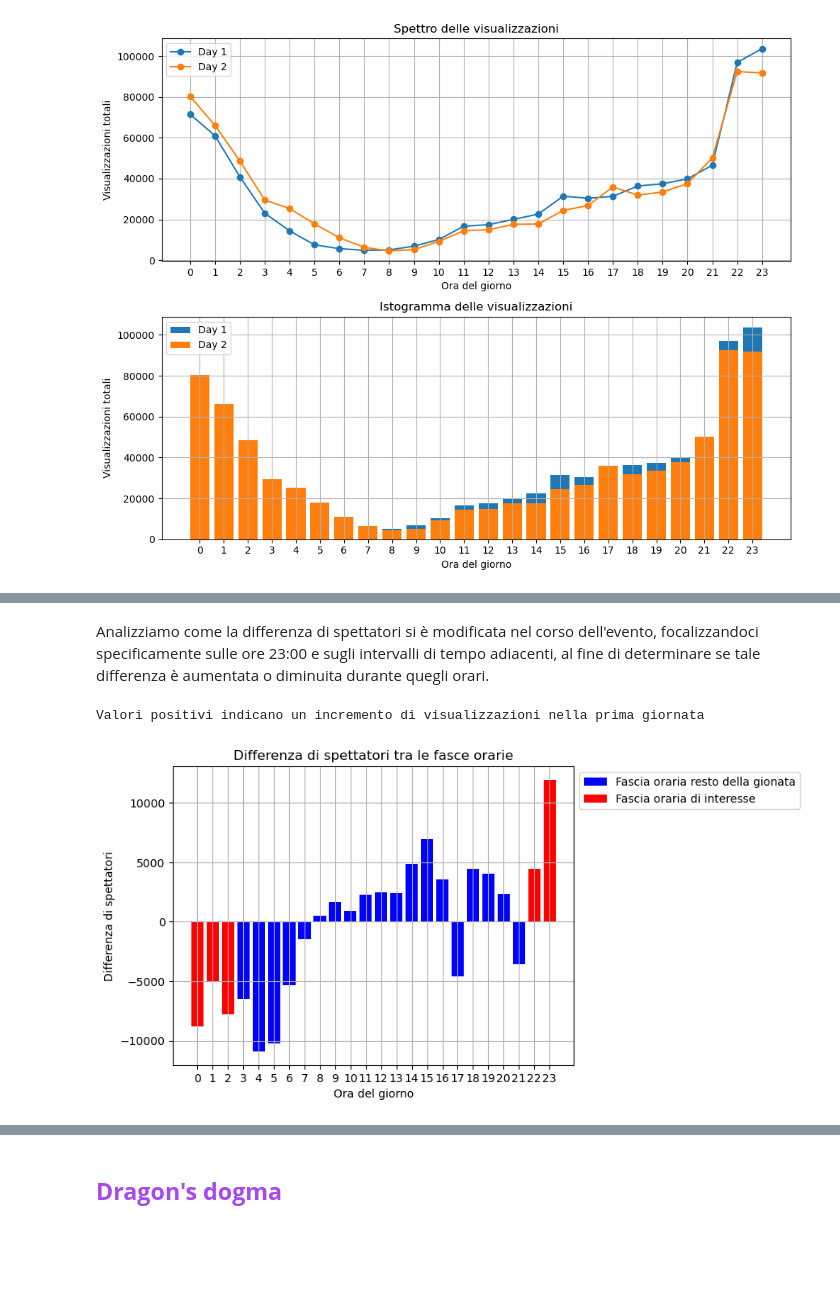
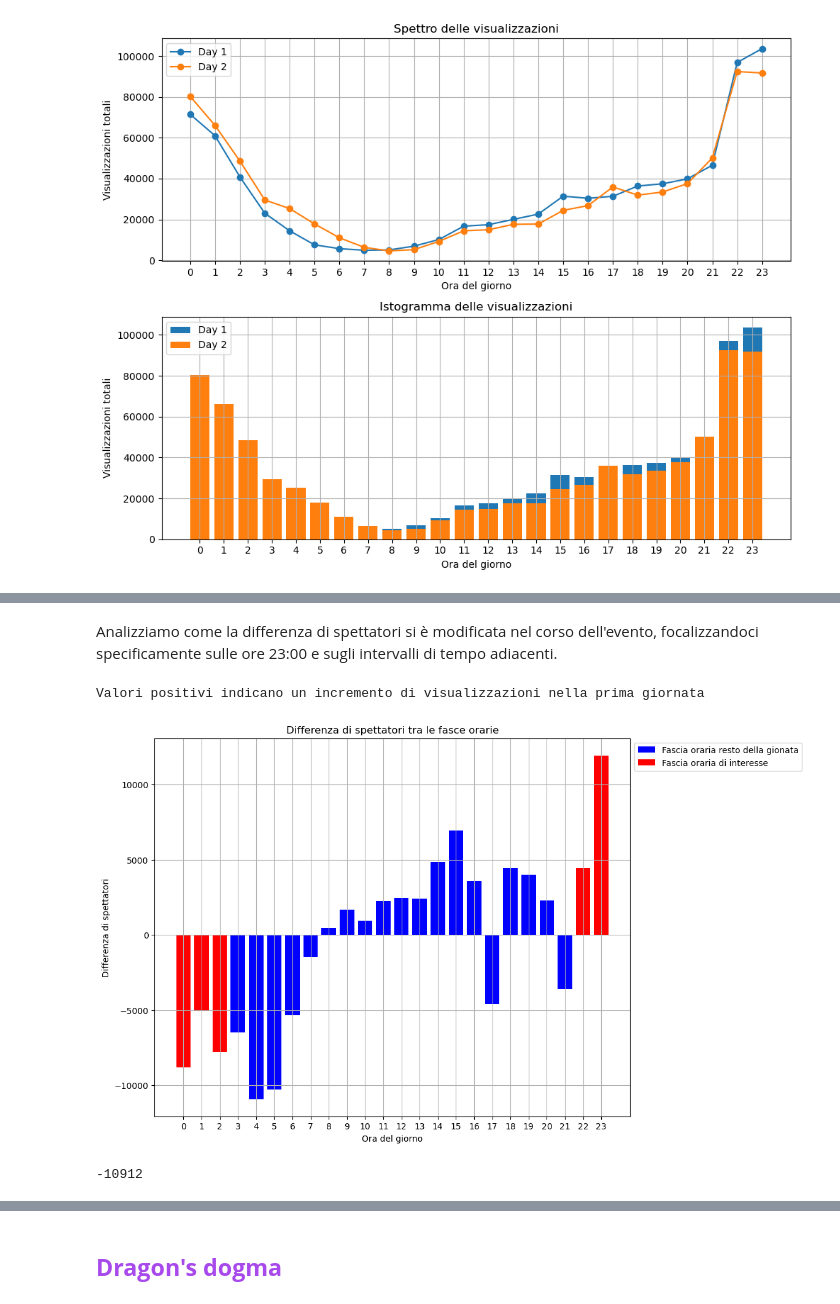
Before and after one commit to LenionK/Tutorial-SM, a Jupyter notebook: Tutorial.ipynb, the cells around one changed output, grey strips where cells are left out. Saved outputs shown, nothing was run; the diff lists cells and outputs as text; code cells hidden in the pictures; blank space fills up the shorter version.

Commit message:
Fine

```diff
--- a/Tutorial.ipynb
+++ b/Tutorial.ipynb
@@ -625,5 +633,5 @@ plt.show()
 # %% [markdown]
-Analizziamo come la differenza di spettatori si è modificata nel corso dell'evento, focalizzandoci specificamente sulle ore 23:00 e sugli intervalli di tempo adiacenti, al fine di determinare se tale differenza è aumentata o diminuita durante quegli orari.
+Analizziamo come la differenza di spettatori si è modificata nel corso dell'evento, focalizzandoci specificamente sulle ore 23:00 e sugli intervalli di tempo adiacenti.
 # %%
 import numpy as np
 import matplotlib.pyplot as plt
@@ -635,32 +643,39 @@ from matplotlib.patches import Patch
 Y1 = []
 Y2 = []
 
 X = [22, 23, 0, 1, 2]
 
 for ora in range(24):
     Y1.append(spect_ora(ora, df_g1))
     Y2.append(spect_ora(ora, df_g2))
 
 # Calcolo della differenza di spettatori tra le due fasce orarie
 differenza_spettatori = [(y1 - y2) for y1, y2 in zip(Y1, Y2)]
 
 print('Valori positivi indicano un incremento di visualizzazioni nella prima giornata')
 colori = ['blue' if ora not in X else 'red' for ora in range(24)]
 
+
+fig, axs = plt.subplots(1, figsize=(10, 8))
+
 # Plot della differenza di spettatori con un grafico a barre
 plt.bar(range(24), differenza_spettatori, color=colori, label= 'Differenza spettatori')
 plt.title('Differenza di spettatori tra le fasce orarie')
 plt.xlabel('Ora del giorno')
 plt.ylabel('Differenza di spettatori')
 plt.xticks(range(24))
 plt.grid(True)
 
 legend_elements = [Patch(facecolor='blue', label='Fascia oraria resto della gionata'),
                    Patch(facecolor='red', label='Fascia oraria di interesse')]
 
 plt.legend(handles=legend_elements, loc='upper left', bbox_to_anchor=(1, 1))
 plt.show()
 # %% [output]
 Valori positivi indicano un incremento di visualizzazioni nella prima giornata
-[figure, old version]
+[figure, new version]
+# %%
+differenza_spettatori[4]
+# %% [output]
+-10912
 # %% [markdown]
```
Also changed, not shown: parts of 17 cells of this notebook.
